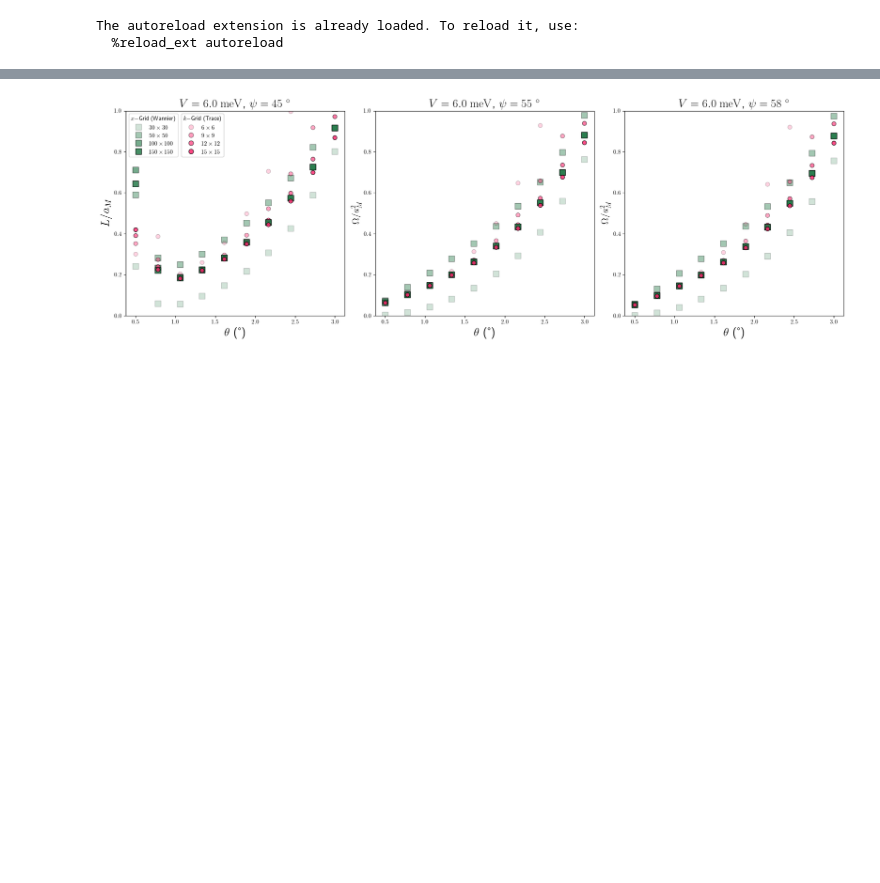
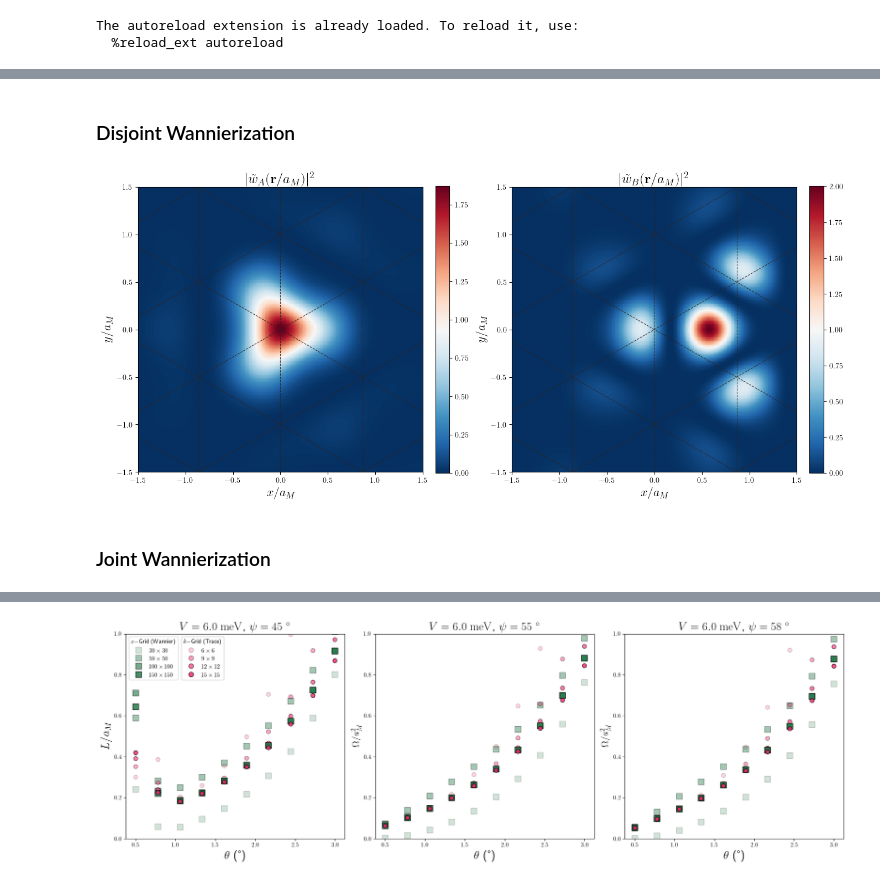
Before and after one commit to sanhq17/moire_heterobilayers, a Jupyter notebook: notebooks/wannier_two_bands.ipynb, the cells around one changed output, grey strips where cells are left out. Saved outputs shown, nothing was run; the diff lists cells and outputs as text; code cells hidden in the pictures; blank space fills up the shorter version.

```diff
--- a/notebooks/wannier_two_bands.ipynb
+++ b/notebooks/wannier_two_bands.ipynb
@@ -84,3 +84,63 @@ ax[2].yaxis.set_major_locator(MultipleLocator(0.5 * aM_i))
+# %% [markdown]
+### Disjoint Wannierization
+# %%
+sys.theta_deg = 2.5
+sys.psi_deg = 58.0
+sys.V = 6.6
+scale = 1.5
+extent = [-scale * sys.aM, scale * sys.aM, -scale * sys.aM, scale * sys.aM]
+
+Nx = 300
+Ny = 300
+
+x = np.linspace(-scale * sys.aM, scale * sys.aM, Nx)
+y = np.linspace(-scale * sys.aM, scale * sys.aM, Ny)
+X, Y = np.meshgrid(x, y)
+
+k_points = sys.mesh_k_unit_cell(Nx=21, Ny=21)
+
+## Trial functions centers
+RA = np.zeros(2)
+v2 = sys.a1.copy()
+v2[1] = - v2[1]
+RB = (sys.a1 + v2) / 3
+
+wannier1 = sys.wannier_wavefunction_target_band(X, Y, k_points, target_band=1, gauge_fixed=True, R0=RA)
+wannier2 = sys.wannier_wavefunction_target_band(X, Y, k_points, target_band=2, gauge_fixed=True, R0=RB)
+
+
+fig, ax = plt.subplots(1, 2, figsize=(16, 8))
+
+ax[0].set_title(r"$|\tilde{w}_A(\mathbf{r}/a_M)|^2$", fontsize=18)
+ax[0].set_xlabel(r'$x/a_M$', fontsize=16)
+ax[0].set_ylabel(r'$y/a_M$', fontsize=16)
+
+aM_i = sys.aM
+ax[0].xaxis.set_major_formatter(FuncFormatter(lambda val, pos, L=aM_i: f'${val/L:.1f}$'))
+ax[0].yaxis.set_major_formatter(FuncFormatter(lambda val, pos, L=aM_i: f'${val/L:.1f}$'))
+ax[0].xaxis.set_major_locator(MultipleLocator(0.5 * aM_i))
+ax[0].yaxis.set_major_locator(MultipleLocator(0.5 * aM_i))
+
+extent = [X.min(), X.max(), Y.min(), Y.max()]
+sys.plot_triangular_lattice(ax[0], extent)
+im0 = sys.plot_wavefunction(ax[0], wannier1, extent, norm=None, cmap='RdBu_r')
+plt.colorbar(im0,fraction=0.046, pad=0.04)
+
+ax[1].set_title(r"$|\tilde{w}_B(\mathbf{r}/a_M)|^2$", fontsize=18)
+ax[1].set_xlabel(r'$x/a_M$', fontsize=16)
+ax[1].set_ylabel(r'$y/a_M$', fontsize=16)
+ax[1].xaxis.set_major_formatter(FuncFormatter(lambda val, pos, L=aM_i: f'${val/L:.1f}$'))
+ax[1].yaxis.set_major_formatter(FuncFormatter(lambda val, pos, L=aM_i: f'${val/L:.1f}$'))
+ax[1].xaxis.set_major_locator(MultipleLocator(0.5 * aM_i))
+ax[1].yaxis.set_major_locator(MultipleLocator(0.5 * aM_i))
+sys.plot_triangular_lattice(ax[1], extent)
+im1 = sys.plot_wavefunction(ax[1], wannier2, extent, norm=None, cmap='RdBu_r')
+plt.colorbar(im1, fraction=0.046, pad=0.04)
+plt.savefig("plots/wanniers_disjoint.pdf", dpi=300, bbox_inches='tight')
+# %% [output]
+[figure, added]
+# %% [markdown]
+### Joint Wannierization
 # %%
 scale = 1.5
 extent = [-scale * sys.aM, scale * sys.aM, -scale * sys.aM, scale * sys.aM]
```
Also changed, not shown: parts of 8 cells of this notebook, 14 other files.
